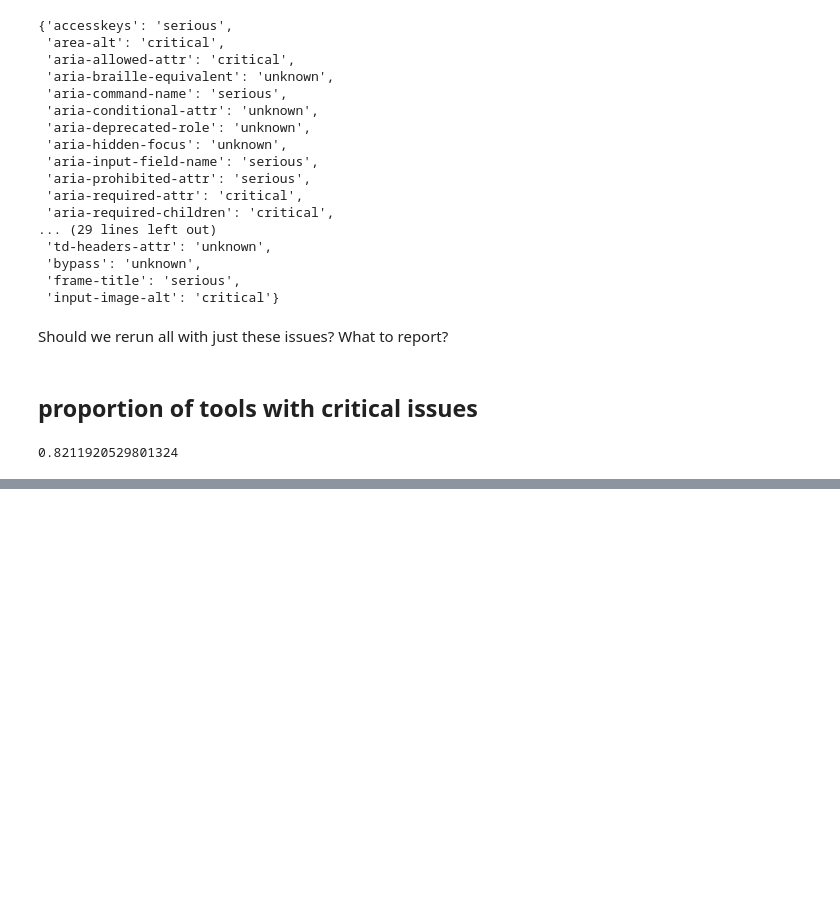
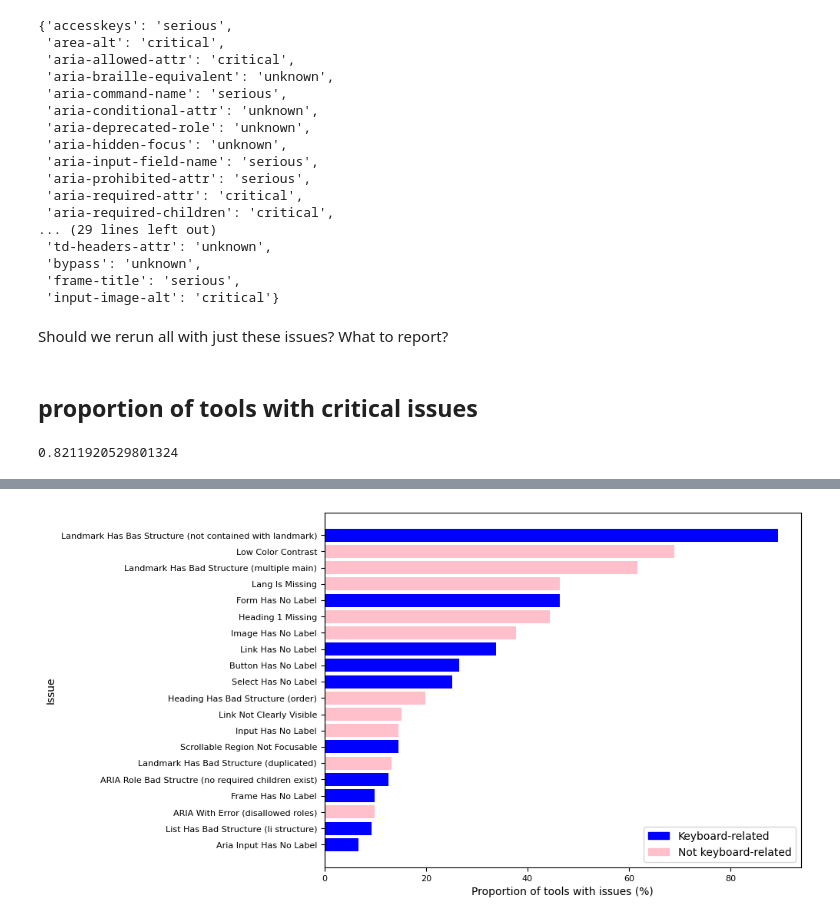
Before and after one commit to hms-dbmi/biomed-tools-scraper, a Jupyter notebook: analysis/preliminary_analysis.ipynb, the cells around one changed output, grey strips where cells are left out. Drawn from its saved outputs; the diff is of its cells as text; code cells hidden in the pictures; blank space fills up the shorter version.

Commit message:
add proportion of pages with issues

```diff
--- a/analysis/preliminary_analysis.ipynb
+++ b/analysis/preliminary_analysis.ipynb
@@ -138,8 +138,8 @@ plt.show()
 # %% [markdown]
 ## Compare issues to INSCIDAR issues
 # %%
-df_issues = pd.read_csv("inscidar_issues.csv")
-issues_inscidar = list(df_issues['ID'])
+df_issues_inscidar = pd.read_csv("inscidar_issues.csv")
+issues_inscidar = list(df_issues_inscidar['ID'])
 issues_axe = all_ids.keys()
 # %%
 set(issues_inscidar) - set(issues_axe)
@@ -548,0 +551,10 @@ len(tool_overview_violations_impact_critical) / len(tool_overview)
+# %%
+flat_list = [item for sublist in tool_overview_violations.values() for item in sublist]
+df_issues_proportion = pd.DataFrame.from_records(Counter(flat_list).most_common(), columns=["issue", "count"])
+df_issues_proportion['proportion'] = df_issues_proportion['count'] / len(tool_overview) * 100
+df_issues_proportion.sort_values(by='proportion', ascending=False, inplace=True)
+# %%
+df_issues_proportion['keyboard'] = df_issues_proportion['issue'].apply(lambda x: x in keyboard_issues)
+# %%
+mapping = df_issues_inscidar.set_index('ID')['Name'].to_dict()
+df_issues_proportion['Name'] = df_issues_proportion['issue'].map(mapping)
@@ -548,0 +575,22 @@ len(tool_overview_violations_impact_critical) / len(tool_overview)
+# %%
+df_top = df_issues_proportion.iloc[0:20]
+
+colors = df_top['keyboard'].map({True: 'blue', False: 'pink'})
+
+plt.figure(figsize=(8, 6))
+plt.barh(df_top["Name"], df_top["proportion"], color=colors)
+plt.xlabel("Proportion of tools with issues (%)")
+plt.ylabel("Issue")
+plt.gca().invert_yaxis()
+plt.xticks(size=8)
+plt.yticks(size=8)
+
+legend_handles = [
+    mpatches.Patch(color='blue', label='Keyboard-related'),
+    mpatches.Patch(color='pink', label='Not keyboard-related')
+]
+plt.legend(handles=legend_handles)
+
+plt.show()
+# %% [output]
+[figure, added]
```
Also changed, not shown: parts of 2 cells of this notebook.
